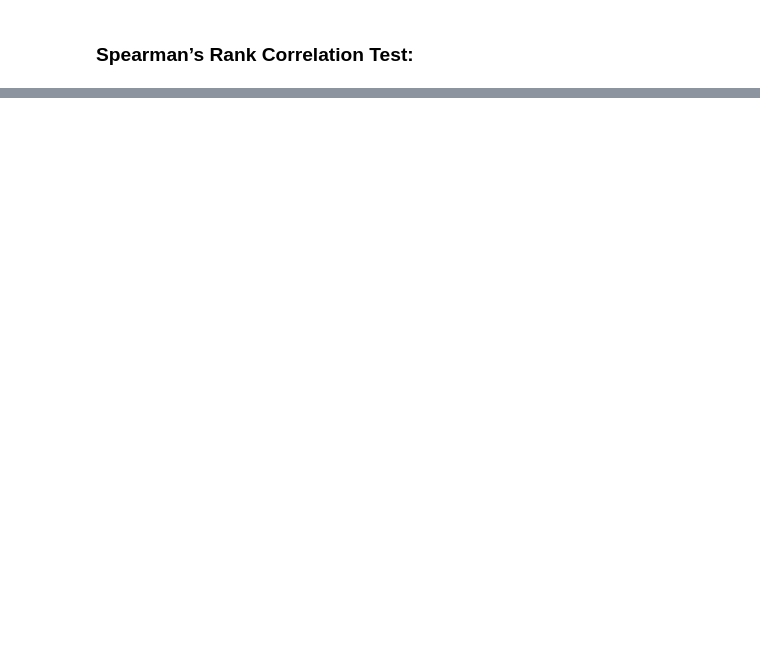
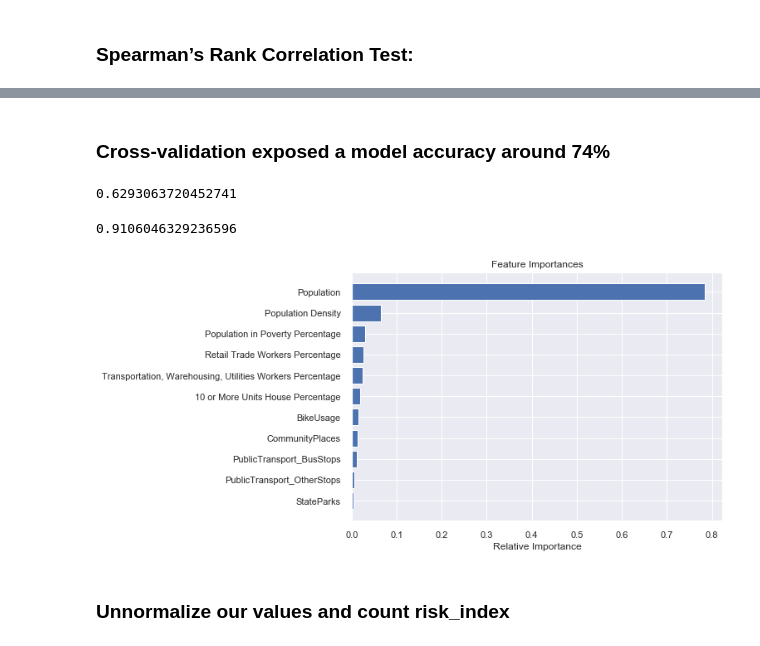
Before and after one commit to ChandraMaddikunta/eai6010-capstone, a Jupyter notebook: data_analysis/data_processing.ipynb, the cells around one changed output, grey strips where cells are left out. Cells and saved outputs as stored; diff of their text form; code cells hidden in the pictures; blank space fills up the shorter version.

```diff
--- a/data_analysis/data_processing.ipynb
+++ b/data_analysis/data_processing.ipynb
@@ -452,0 +512,10 @@ X[X["City"] == "Boston"].sort_values(by="CovidRate", ascending=False)[["ZipCode"
+# %%
+from sklearn.model_selection import train_test_split
+
+features = list(filter(lambda x: x not in ["ZipCode", "OldCity", "County", "CovidByPopulation", "CovidRate", "CovidCount", "City"], FEATURES))
+
+y = X_["CovidByPopulationLog"]
+y_rate = X_["CovidRateByPopulationLog"]
+X_f = X_[features]
+X_train, X_test, y_train, y_test = train_test_split(X_f, y, train_size=0.87)
+X_train_r, X_test_r, y_train_r, y_test_r = train_test_split(X_f, y_rate, train_size=0.87)
@@ -452,0 +611,11 @@ X[X["City"] == "Boston"].sort_values(by="CovidRate", ascending=False)[["ZipCode"
+# %% [markdown]
+### Cross-validation exposed a model accuracy around 74%
+# %%
+rf = RandomForestRegressor(n_estimators=33)
+rf.fit(X_train_r, y_train_r)
+rf.score(X_test_r, y_test_r)
+# %% [output]
+0.6293063720452741
+# %%
+X_total = X_[features]
+y_total = X_["CovidRateByPopulationLog"]
@@ -452,0 +624,20 @@ X[X["City"] == "Boston"].sort_values(by="CovidRate", ascending=False)[["ZipCode"
+# %%
+from sklearn.metrics import r2_score
+
+r2_score(preds, y_total)
+# %% [output]
+0.9106046329236596
+# %%
+features = X_total.columns
+importances = rf.feature_importances_
+indices = np.argsort(importances)
+
+plt.title('Feature Importances')
+plt.barh(range(len(indices)), importances[indices], color='b', align='center')
+plt.yticks(range(len(indices)), [features[i] for i in indices])
+plt.xlabel('Relative Importance')
+plt.show()
+# %% [output]
+[figure, added]
+# %% [markdown]
+### Unnormalize our values and count risk_index
```
Also changed, not shown: parts of 62 cells of this notebook.
